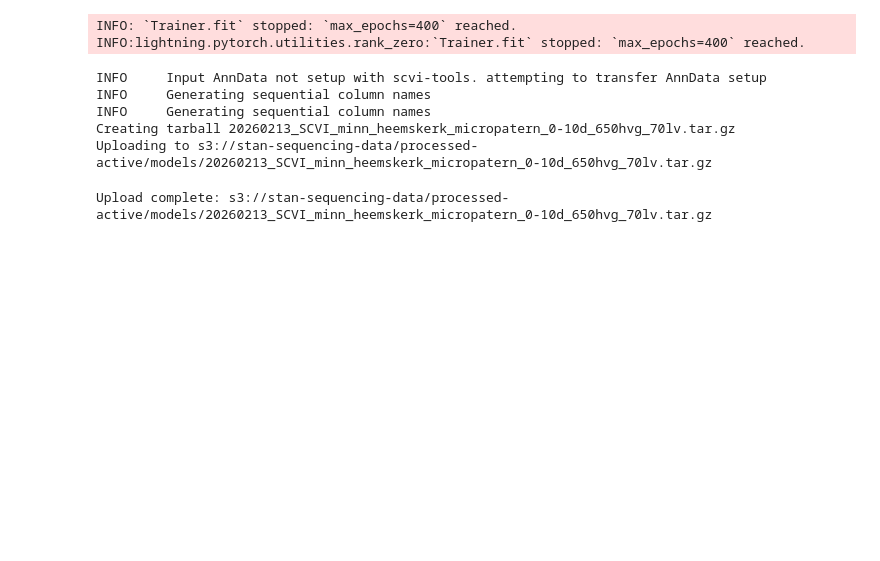
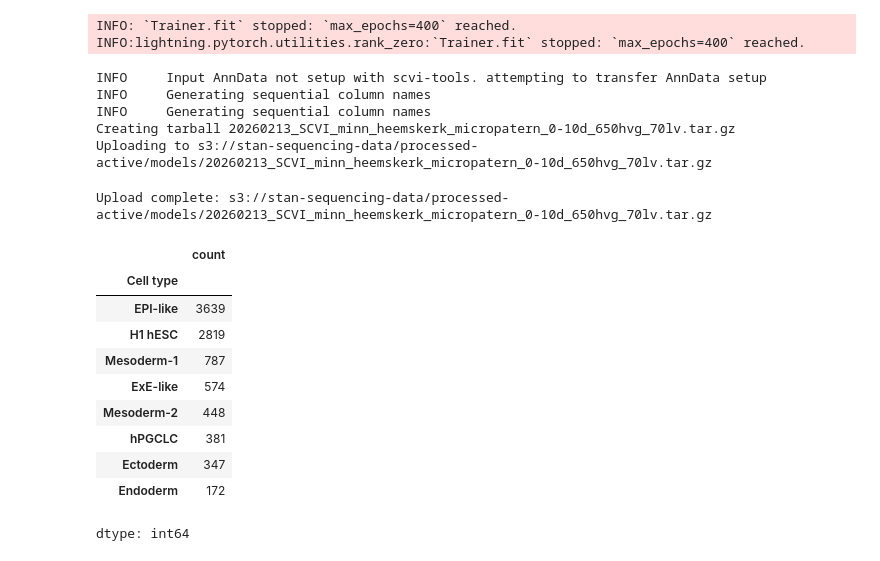
Before and after one commit to stanfish06/micropattern, a Jupyter notebook: notebooks/eda.ipynb, the cells around one changed output. Saved outputs shown, nothing was run; the diff lists cells and outputs as text; code cells hidden in the pictures; blank space fills up the shorter version.

```diff
--- a/notebooks/eda.ipynb
+++ b/notebooks/eda.ipynb
@@ -365 +365,16 @@ sc.pp.neighbors(adata, n_neighbors=20, use_rep="X_scvi", random_state=0)
 sc.tl.umap(adata, min_dist=0.01, random_state=0)
+# %%
+minn_meta = pd.read_csv(minn_data_path / "GSE169074_gastruloid.all.time.metadata.csv.gz")
+minn_meta["Cell type"].value_counts()
+# %% [output]
+|  | count |
+| Cell type |  |
+| EPI-like | 3639 |
+| H1 hESC | 2819 |
+| Mesoderm-1 | 787 |
+| ExE-like | 574 |
+| Mesoderm-2 | 448 |
+| hPGCLC | 381 |
+| Ectoderm | 347 |
+| Endoderm | 172 |
+dtype: int64
```
Also changed, not shown: parts of 9 cells of this notebook, 3 other files.
